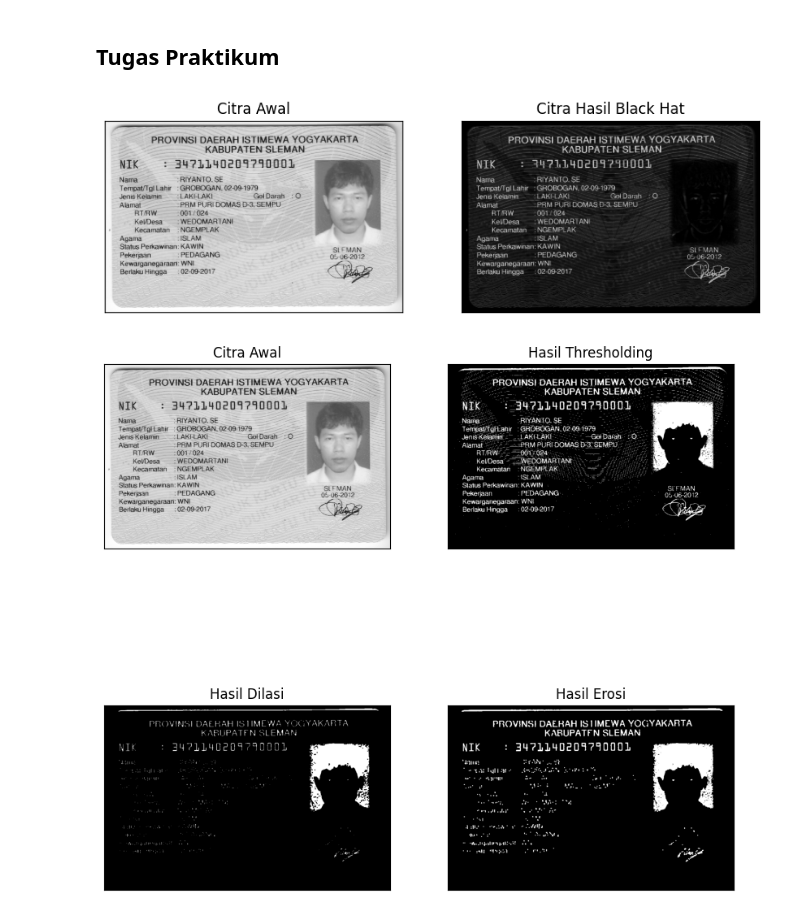
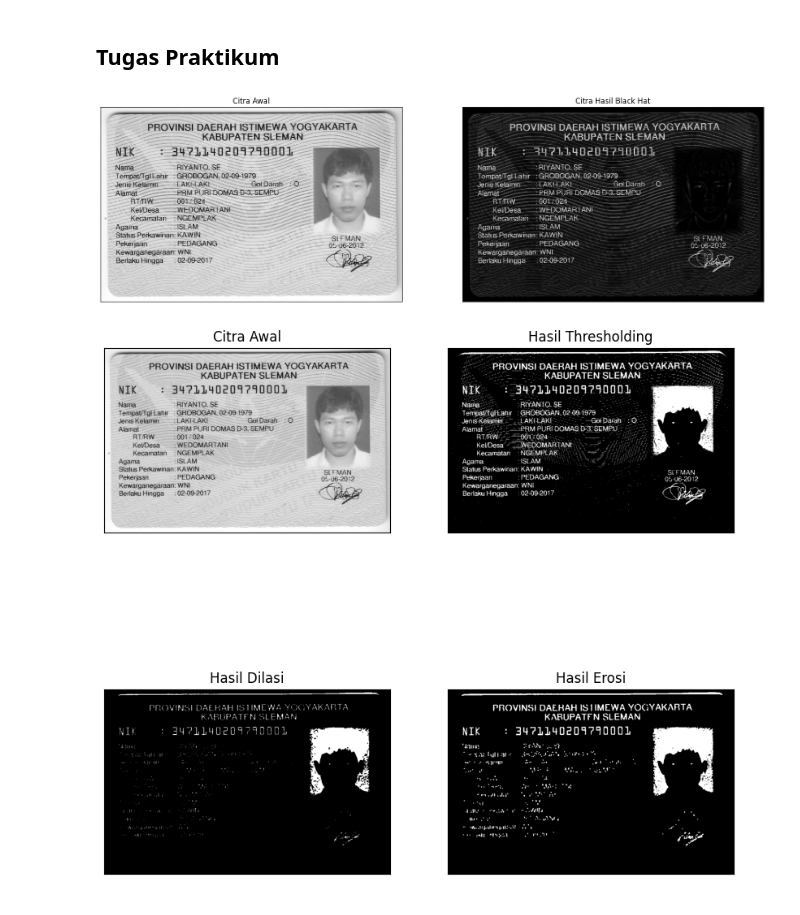
Before and after one commit to Yofandra/PCVK_Ganjil_2023, a Jupyter notebook: Copy_of_Week_8.ipynb, the cells around one changed output. Drawn from its saved outputs; the diff is of its cells as text; code cells hidden in the pictures.

```diff
--- a/Copy_of_Week_8.ipynb
+++ b/Copy_of_Week_8.ipynb
@@ -530,26 +530,26 @@ plt.show()
 # %%
 filterSize =(3, 3)
 kernel = cv2.getStructuringElement(cv2.MORPH_RECT, filterSize)
 
 # Reading the image named 'input.jpg'
 img = cv2.imread('/content/drive/MyDrive/PCVK_MM/Images/ktp/ktp.png')
 img = cv2.cvtColor(img, cv2.COLOR_BGR2GRAY)
 
 # Applying the Black-Hat operation
 #tophat_img = cv2.morphologyEx(img,cv2.MORPH_BLACKHAT, kernel)
 Kernel = cv2.getStructuringElement(cv2.MORPH_RECT, (13, 5))
 blackhat = cv2.morphologyEx(img, cv2.MORPH_BLACKHAT, Kernel)
 #cv2.imshow("original", input_image)
 #cv2.imshow("tophat", tophat_img)
 #cv2.waitKey(5000)
-plt.figure(figsize=(15,30))
+plt.figure(figsize=(30,30))
 plt.subplot(131),plt.imshow(img,cmap = 'gray')
 plt.title('Citra Awal'), plt.xticks([]), plt.yticks([])
 plt.subplot(132),plt.imshow(blackhat,cmap = 'gray')
 plt.title('Citra Hasil Black Hat'), plt.xticks([]), plt.yticks([])
 plt.show()
 # %% [output]
-[figure, old version]
+[figure, new version]
 # %%
 import cv2
 import numpy as np
```
Also changed, not shown: parts of 13 cells of this notebook.
